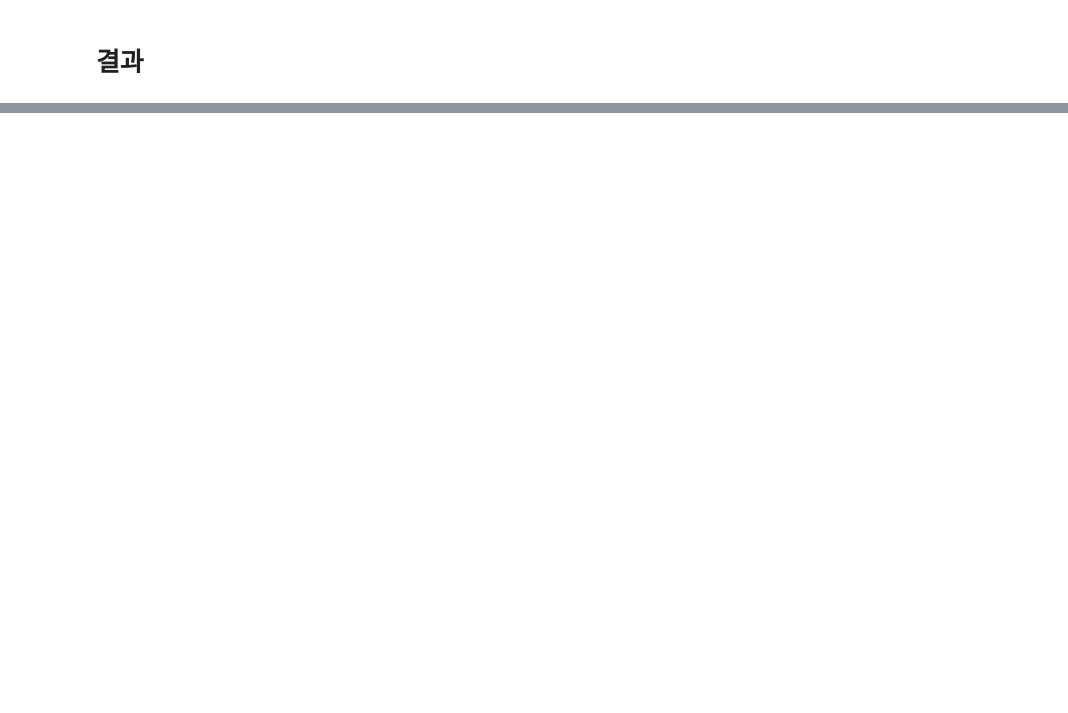
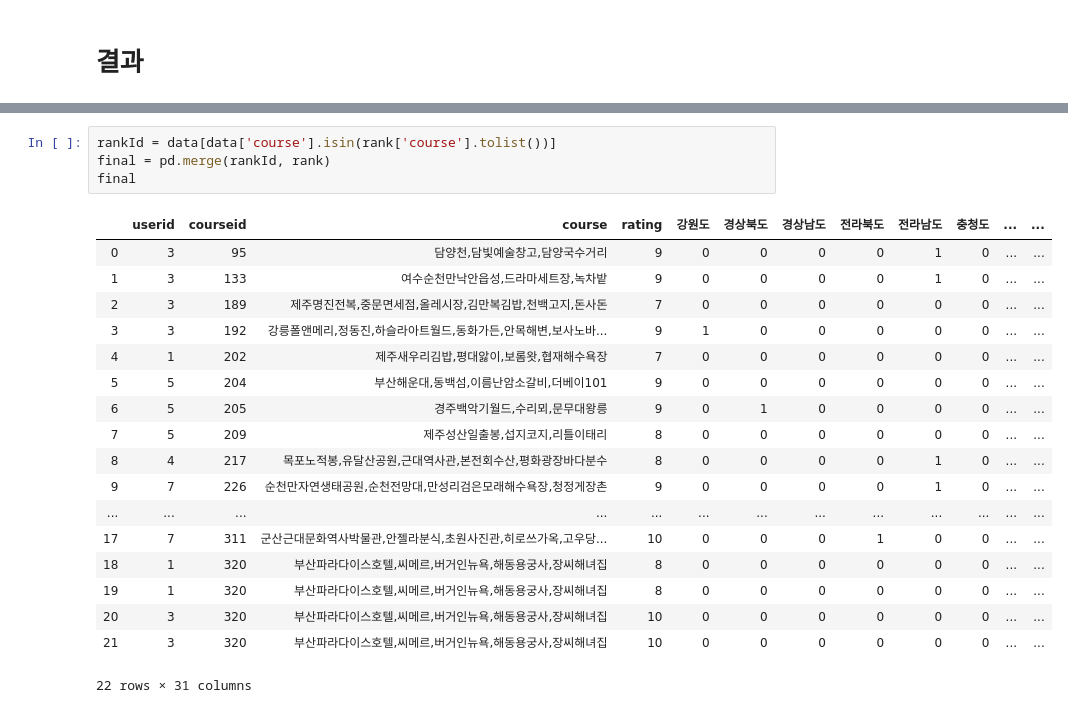
Before and after one commit to sooyeon-go/Trip-recommendation-App, a Jupyter notebook: recommendation_code/content-based recommendation.ipynb, the cells around one changed output, grey strips where cells are left out. Cells and saved outputs as stored; diff of their text form; blank space fills up the shorter version.

```diff
--- a/recommendation_code/content-based recommendation.ipynb
+++ b/recommendation_code/content-based recommendation.ipynb
@@ -197,3 +198,26 @@ course_df.loc[course_df['courseid'].isin(recoTable_df.head(20).keys())]
 | 338 | 320 | 부산파라다이스호텔,씨메르,버거인뉴욕,해동용궁사,장씨해녀집 | 0 | 0 | 0 | 0 | 0 | 0 | 0 | 0 | ... | ... |
 | 339 | 320 | 부산파라다이스호텔,씨메르,버거인뉴욕,해동용궁사,장씨해녀집 | 0 | 0 | 0 | 0 | 0 | 0 | 0 | 0 | ... | ... |
 20 rows × 29 columns
+# %%
+rankId = data[data['course'].isin(rank['course'].tolist())]
+final = pd.merge(rankId, rank)
+final
+# %% [output]
+|  | userid | courseid | course | rating | 강원도 | 경상북도 | 경상남도 | 전라북도 | 전라남도 | 충청도 | ... | ... |
+| 0 | 3 | 95 | 담양천,담빛예술창고,담양국수거리 | 9 | 0 | 0 | 0 | 0 | 1 | 0 | ... | ... |
+| 1 | 3 | 133 | 여수순천만낙안읍성,드라마세트장,녹차밭 | 9 | 0 | 0 | 0 | 0 | 1 | 0 | ... | ... |
+| 2 | 3 | 189 | 제주명진전복,중문면세점,올레시장,김만복김밥,천백고지,돈사돈 | 7 | 0 | 0 | 0 | 0 | 0 | 0 | ... | ... |
+| 3 | 3 | 192 | 강릉폴앤메리,정동진,하슬라아트월드,동화가든,안목해변,보사노바... | 9 | 1 | 0 | 0 | 0 | 0 | 0 | ... | ... |
+| 4 | 1 | 202 | 제주새우리김밥,평대앓이,보롬왓,협재해수욕장 | 7 | 0 | 0 | 0 | 0 | 0 | 0 | ... | ... |
+| 5 | 5 | 204 | 부산해운대,동백섬,이름난암소갈비,더베이101 | 9 | 0 | 0 | 0 | 0 | 0 | 0 | ... | ... |
+| 6 | 5 | 205 | 경주백악기월드,수리뫼,문무대왕릉 | 9 | 0 | 1 | 0 | 0 | 0 | 0 | ... | ... |
+| 7 | 5 | 209 | 제주성산일출봉,섭지코지,리틀이태리 | 8 | 0 | 0 | 0 | 0 | 0 | 0 | ... | ... |
+| 8 | 4 | 217 | 목포노적봉,유달산공원,근대역사관,본전회수산,평화광장바다분수 | 8 | 0 | 0 | 0 | 0 | 1 | 0 | ... | ... |
+| 9 | 7 | 226 | 순천만자연생태공원,순천전망대,만성리검은모래해수욕장,청정게장촌 | 9 | 0 | 0 | 0 | 0 | 1 | 0 | ... | ... |
+| ... | ... | ... | ... | ... | ... | ... | ... | ... | ... | ... | ... | ... |
+| 17 | 7 | 311 | 군산근대문화역사박물관,안젤라분식,초원사진관,히로쓰가옥,고우당... | 10 | 0 | 0 | 0 | 1 | 0 | 0 | ... | ... |
+| 18 | 1 | 320 | 부산파라다이스호텔,씨메르,버거인뉴욕,해동용궁사,장씨해녀집 | 8 | 0 | 0 | 0 | 0 | 0 | 0 | ... | ... |
+| 19 | 1 | 320 | 부산파라다이스호텔,씨메르,버거인뉴욕,해동용궁사,장씨해녀집 | 8 | 0 | 0 | 0 | 0 | 0 | 0 | ... | ... |
+| 20 | 3 | 320 | 부산파라다이스호텔,씨메르,버거인뉴욕,해동용궁사,장씨해녀집 | 10 | 0 | 0 | 0 | 0 | 0 | 0 | ... | ... |
+| 21 | 3 | 320 | 부산파라다이스호텔,씨메르,버거인뉴욕,해동용궁사,장씨해녀집 | 10 | 0 | 0 | 0 | 0 | 0 | 0 | ... | ... |
+22 rows × 31 columns
```
Also changed, not shown: parts of 5 cells of this notebook.
